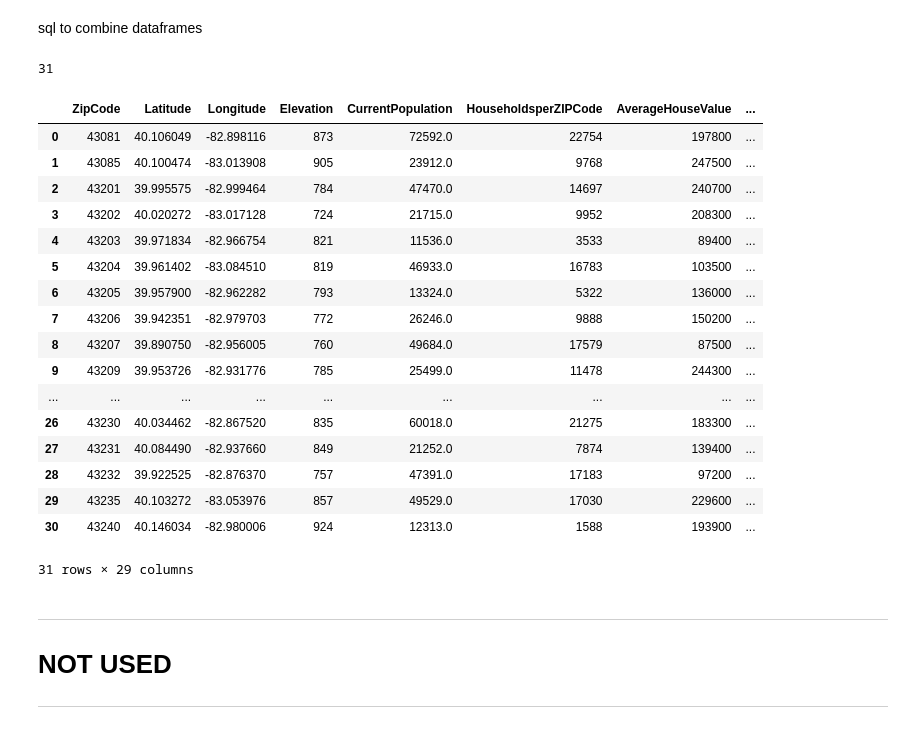
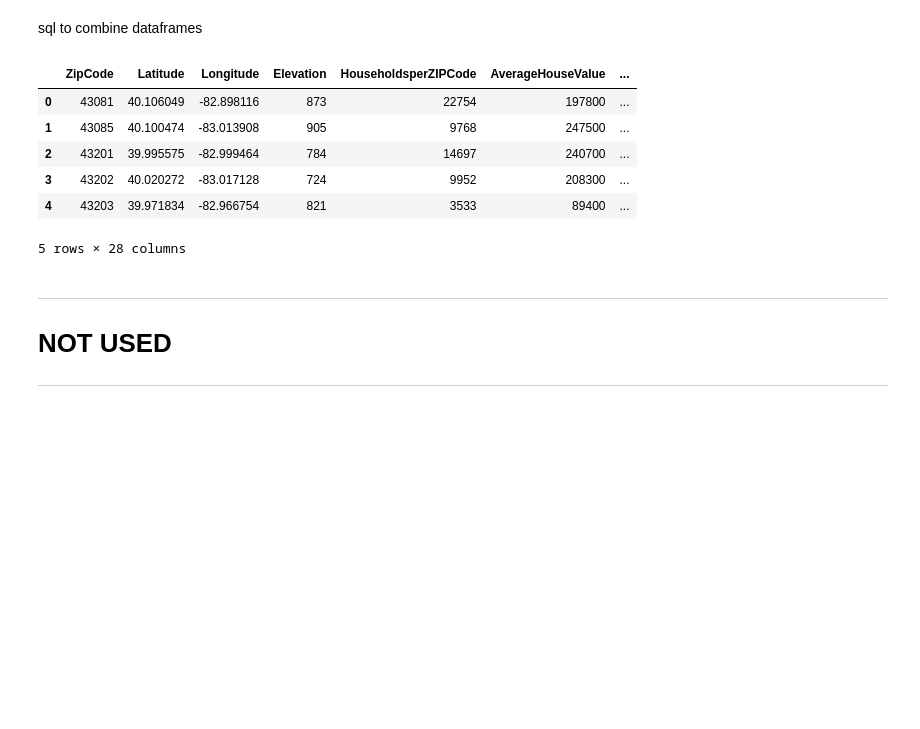
Before and after one commit to stein463/AppliedDataScienceCapstoneIBM, a Jupyter notebook: FinalProjectForIBMDataScienceCertification.ipynb, the cells around one changed output. Cells and saved outputs as stored; diff of their text form; code cells hidden in the pictures; blank space fills up the shorter version.

```diff
--- a/FinalProjectForIBMDataScienceCertification.ipynb
+++ b/FinalProjectForIBMDataScienceCertification.ipynb
@@ -717,27 +717,16 @@ sns.barplot(x='ZipCode',y='population',hue='Sex',data=sqldf("select ZipCode, Mal
 # %% [markdown]
 sql to combine dataframes
 # %%
-grand_zip_df = sqldf("SELECT zip_info_df.*, zip_cases_df.* from zip_info_df INNER JOIN zip_cases_df on zip_cases_df.ZipCode = zip_info_df.ZipCode;")
+grand_zip_df = sqldf("SELECT zip_info_df.*, zip_cases_df.* from zip_info_df INNER JOIN zip_cases_df on zip_cases_df.ZipCode = zip_info_df.ZipCode;").drop(columns=['CurrentPopulation'])
+grand_zip_df.head()
 # %% [output]
+|  | ZipCode | Latitude | Longitude | Elevation | HouseholdsperZIPCode | AverageHouseValue | ... |
+| 0 | 43081 | 40.106049 | -82.898116 | 873 | 22754 | 197800 | ... |
+| 1 | 43085 | 40.100474 | -83.013908 | 905 | 9768 | 247500 | ... |
+| 2 | 43201 | 39.995575 | -82.999464 | 784 | 14697 | 240700 | ... |
+| 3 | 43202 | 40.020272 | -83.017128 | 724 | 9952 | 208300 | ... |
+| 4 | 43203 | 39.971834 | -82.966754 | 821 | 3533 | 89400 | ... |
-31
+5 rows × 28 columns
-|  | ZipCode | Latitude | Longitude | Elevation | CurrentPopulation | HouseholdsperZIPCode | AverageHouseValue | ... |
-| 0 | 43081 | 40.106049 | -82.898116 | 873 | 72592.0 | 22754 | 197800 | ... |
-| 1 | 43085 | 40.100474 | -83.013908 | 905 | 23912.0 | 9768 | 247500 | ... |
-| 2 | 43201 | 39.995575 | -82.999464 | 784 | 47470.0 | 14697 | 240700 | ... |
-| 3 | 43202 | 40.020272 | -83.017128 | 724 | 21715.0 | 9952 | 208300 | ... |
-| 4 | 43203 | 39.971834 | -82.966754 | 821 | 11536.0 | 3533 | 89400 | ... |
-| 5 | 43204 | 39.961402 | -83.084510 | 819 | 46933.0 | 16783 | 103500 | ... |
-| 6 | 43205 | 39.957900 | -82.962282 | 793 | 13324.0 | 5322 | 136000 | ... |
-| 7 | 43206 | 39.942351 | -82.979703 | 772 | 26246.0 | 9888 | 150200 | ... |
-| 8 | 43207 | 39.890750 | -82.956005 | 760 | 49684.0 | 17579 | 87500 | ... |
-| 9 | 43209 | 39.953726 | -82.931776 | 785 | 25499.0 | 11478 | 244300 | ... |
-| ... | ... | ... | ... | ... | ... | ... | ... | ... |
-| 26 | 43230 | 40.034462 | -82.867520 | 835 | 60018.0 | 21275 | 183300 | ... |
-| 27 | 43231 | 40.084490 | -82.937660 | 849 | 21252.0 | 7874 | 139400 | ... |
-| 28 | 43232 | 39.922525 | -82.876370 | 757 | 47391.0 | 17183 | 97200 | ... |
-| 29 | 43235 | 40.103272 | -83.053976 | 857 | 49529.0 | 17030 | 229600 | ... |
-| 30 | 43240 | 40.146034 | -82.980006 | 924 | 12313.0 | 1588 | 193900 | ... |
-31 rows × 29 columns
 # %% [markdown]
 ***
 #  NOT USED
```
Also changed, not shown: parts of 13 cells of this notebook.
